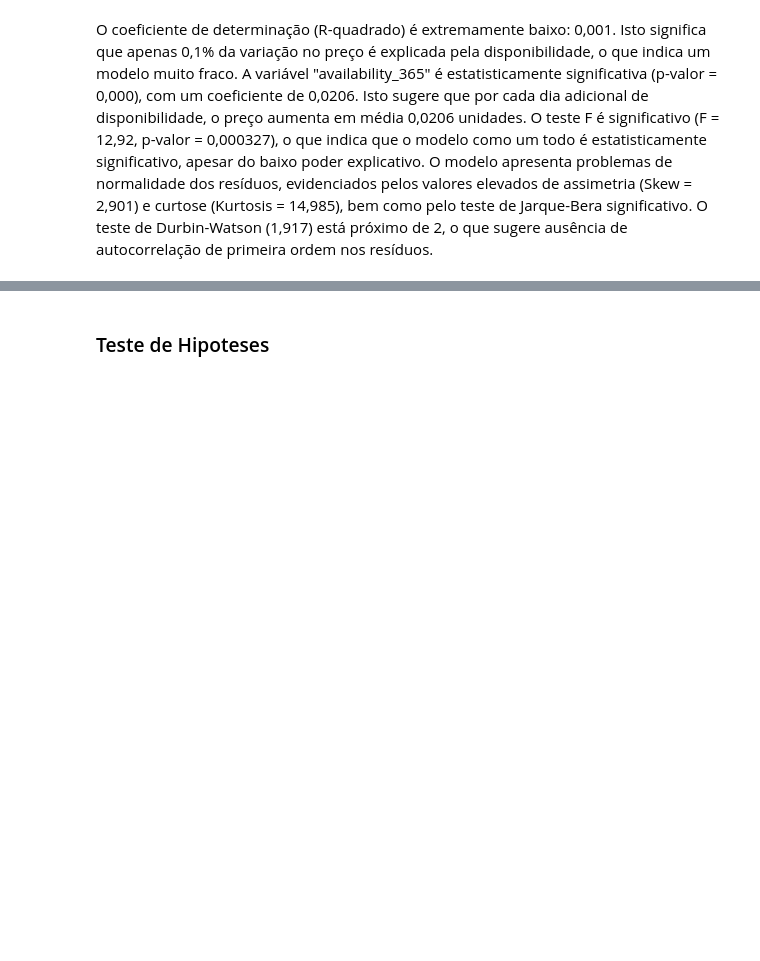
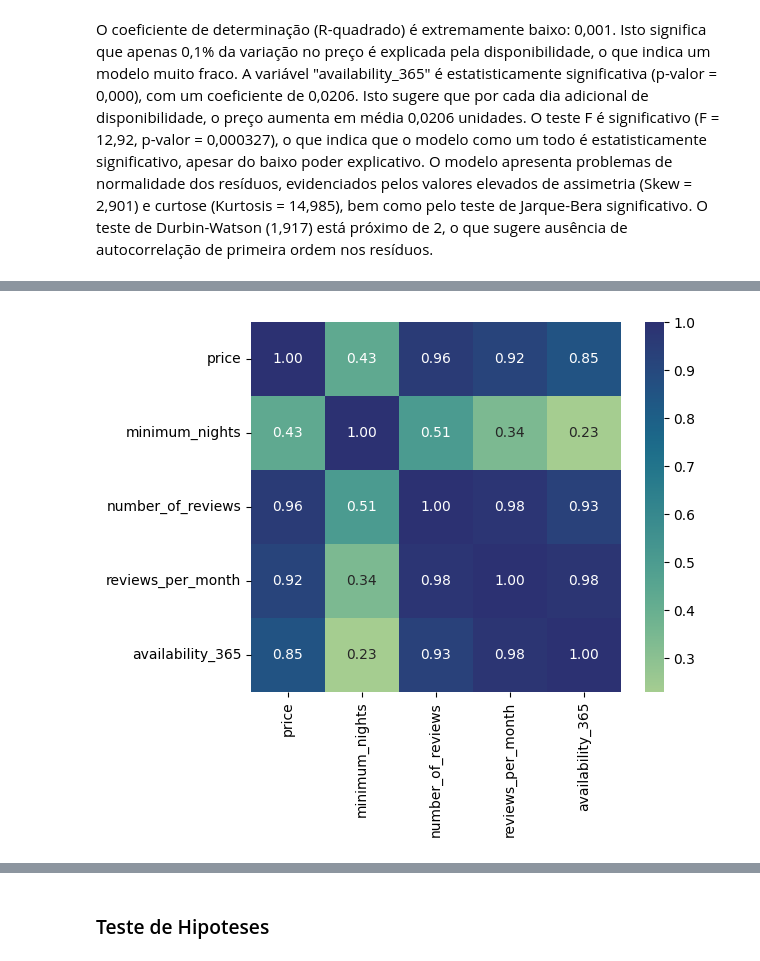
Before and after one commit to ludovina-magalhaes/Airbnb-Porto, a Jupyter notebook: Airbnb-Porto.ipynb, the cells around one changed output, grey strips where cells are left out. Drawn from its saved outputs; the diff is of its cells as text; code cells hidden in the pictures; blank space fills up the shorter version.

```diff
--- a/Airbnb-Porto.ipynb
+++ b/Airbnb-Porto.ipynb
@@ -517,0 +481,6 @@ Apesar de o preço não apresentar uma correlação forte com nenhuma variável
+# %%
+# criar uma matriz de correlação
+corr_df = df[['price', 'minimum_nights', 'number_of_reviews', 'reviews_per_month', 'availability_365']].corr(method='pearson');
+
+# mostrar a matriz de correlação
+display(corr_df);
@@ -517,0 +494,6 @@ Apesar de o preço não apresentar uma correlação forte com nenhuma variável
+# %%
+
+# plotar o gráfico de correlação
+sns.heatmap(corr_df,cmap = 'crest', fmt='.2f',square = True, linecolor = 'white', annot = True);
+# %% [output]
+[figure, added]
```
Also changed, not shown: parts of 7 cells of this notebook.
